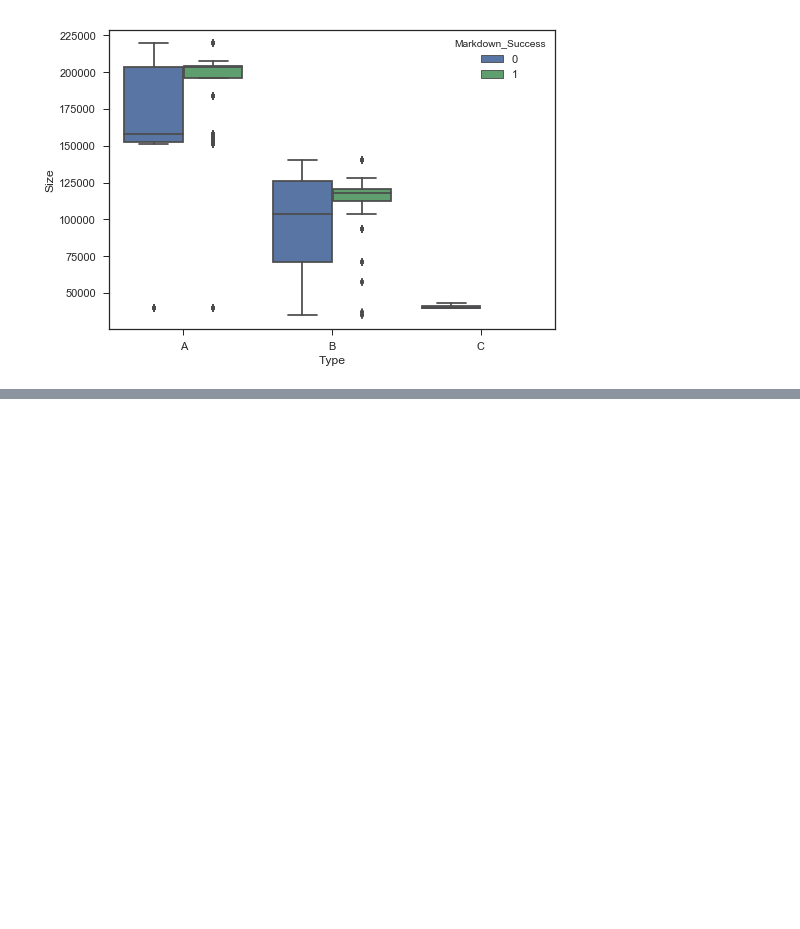
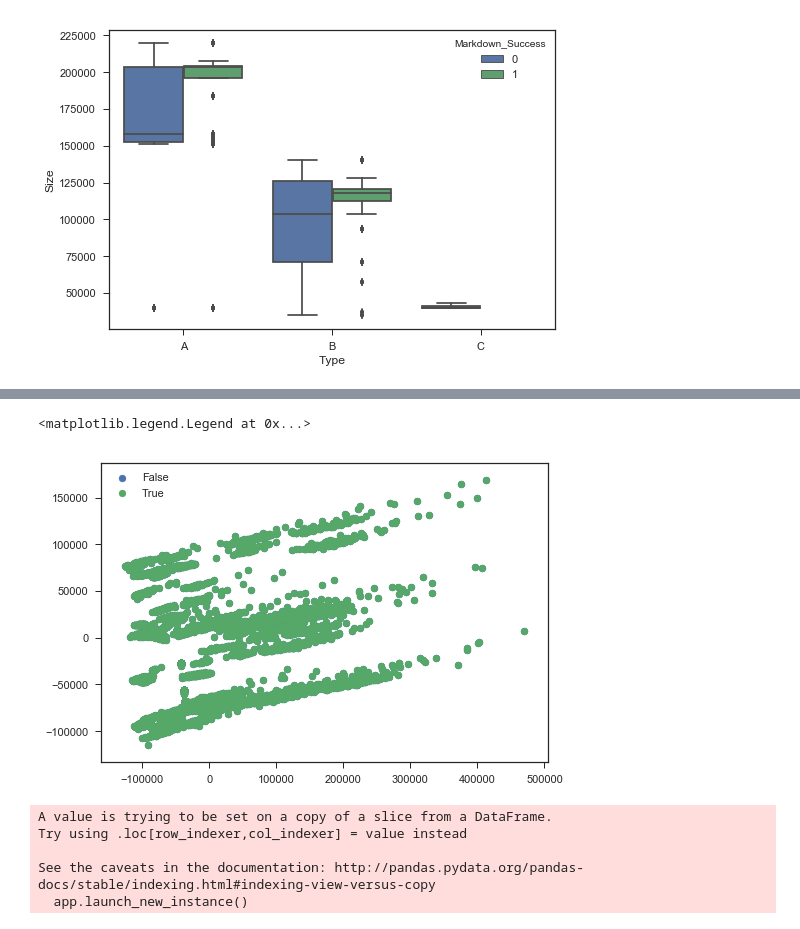
Before and after one commit to druchefavour/retailer_project, a Jupyter notebook: 4.0 Distribution Plots (Size).ipynb, the cells around one changed output, grey strips where cells are left out. Drawn from its saved outputs; the diff is of its cells as text; code cells hidden in the pictures; blank space fills up the shorter version.

```diff
--- a/4.0 Distribution Plots (Size).ipynb
+++ b/4.0 Distribution Plots (Size).ipynb
@@ -490,0 +518,21 @@ sns.boxplot(x="Type", y="Size", hue="Markdown_Success", data=df_master)
+# %%
+dfnum = df_master[['Store', 'Temperature', 'Fuel_Price', 'MarkDown1', 'MarkDown2',
+       'MarkDown3', 'MarkDown4', 'MarkDown5', 'CPI', 'Unemployment','Size', 'Jewelry', 'Pets', 'TV_Video',
+       'Cell_Phones', 'Pharmaceutical ', 'Health_beauty', 'Toy ',
+       'Home_others', 'Kitchen', 'Bedding', 'Bathroom', 'Office_supplies ',
+       'School_Supplies', 'Home_Office', 'Craft_general', 'Floral', 'Beading',
+       'Paint', 'Framing', 'outdoor', 'Auto', 'School_Uniforms',
+       'Baby_Toddlers_Clothing', 'Baby_Kids_Shoes', 'Clearance_Clothings',
+       'Boys_Clothing', 'Girls_Clothing', 'Women_Clothing',
+       'Intimates_Sleepwears', 'Men_Clothings', 'Precious_Metals',
+       'Active_Wear', 'Adult_Shoes', 'Bags_Accessories', 'Sportswear',
+       'Computer', 'Music', 'Luggage', 'Food', 'Fruit', 'Grocery', 'Laundry',
+       'IPad_Tablets', 'Heating_Cooling', 'Swim_Shop', 'Gift_cards',
+       'Baby_Essentials', 'Cribs', 'Car_Seats', 'Strollers', 'Bikes', 'Photo',
+       'Household_Essentials', 'Air_Quality', 'Light_bulbs', 'Gardening',
+       'Building_Materials', 'Hardware', 'Electrical', 'Home_Safety', 'Tools',
+       'Teen_Room', 'Kids_Room', 'Lighting', 'Home_Decor', 'Mattresses',
+       'Furniture', 'Storage', 'Appliances', 'Pioneer_Woman',
+       'Computer_Software', 'Books', 'Musical_Instruments', 'Star_Wars',
+       'Movies_TV', 'Video_Games', 'Portable_Audios', 'Cameras_Camcoders',
+       'Auto_Electronics', 'Wearable_Tech', 'Smart_homes']]
@@ -490,0 +561,5 @@ sns.boxplot(x="Type", y="Size", hue="Markdown_Success", data=df_master)
+# %%
+from sklearn.decomposition import PCA
+pca = PCA(n_components=20)
+dfnum
+X = pca.fit_transform(dfnum)
@@ -490,0 +578,5 @@ sns.boxplot(x="Type", y="Size", hue="Markdown_Success", data=df_master)
+# %%
+df = df_master[['IsHoliday']]
+for i in range(pca.explained_variance_ratio_.shape[0]):
+    df["pc%i" % (i+1)] = X[:,i]
+df.head()
@@ -490,0 +596,13 @@ sns.boxplot(x="Type", y="Size", hue="Markdown_Success", data=df_master)
+# %%
+c0=sns.color_palette()[0]
+c1=sns.color_palette()[1]
+c2=sns.color_palette()[2]
+
+colors = [c0, c1]
+for label, color in zip(df['IsHoliday'].unique(), colors):
+    mask = df['IsHoliday']==False
+    plt.scatter(df[mask]['pc1'], df[mask]['pc2'], c=color, label=label)
+plt.legend()
+# %% [output]
+<matplotlib.legend.Legend at 0x...>
+[figure, added]
@@ -490,0 +655,29 @@ sns.boxplot(x="Type", y="Size", hue="Markdown_Success", data=df_master)
+# %%
+from sklearn.neighbors import KNeighborsClassifier
+from sklearn.cross_validation import train_test_split
+df['y'] = df['IsHoliday']
+ys=df['y'].astype(int).values
+subdf=df[['pc1','pc2']]
+subdfstd=(subdf - subdf.mean())/subdf.std()
+Xs=subdfstd.values
+def classify(X,y, nbrs, plotit=True, train_size=0.6):
+    Xtrain, Xtest, ytrain, ytest = train_test_split(X, y, train_size=train_size)
+    clf= KNeighborsClassifier(nbrs)
+    clf=clf.fit(Xtrain, ytrain)
+    #in sklearn accuracy can be found by using "score". It predicts and then gets the accuracy
+    training_accuracy = clf.score(Xtrain, ytrain)
+    test_accuracy = clf.score(Xtest, ytest)
+    Xall=np.concatenate((Xtrain, Xtest))
+    if plotit:
+        print ("Accuracy on training data: %0.2f" % (training_accuracy))
+        print ("Accuracy on test data:     %0.2f" % (test_accuracy))
+        plt.figure()
+        ax=plt.gca()
+        points_plot(ax, Xtrain, Xtest, ytrain, ytest, clf, alpha=0.3, psize=20)
+    return nbrs, training_accuracy, test_accuracy
+# %% [output]
+A value is trying to be set on a copy of a slice from a DataFrame.
+Try using .loc[row_indexer,col_indexer] = value instead
+
+See the caveats in the documentation: http://pandas.pydata.org/pandas-docs/stable/indexing.html#indexing-view-versus-copy
+  app.launch_new_instance()
```
Also changed, not shown: parts of 20 cells of this notebook, 3 other files.
